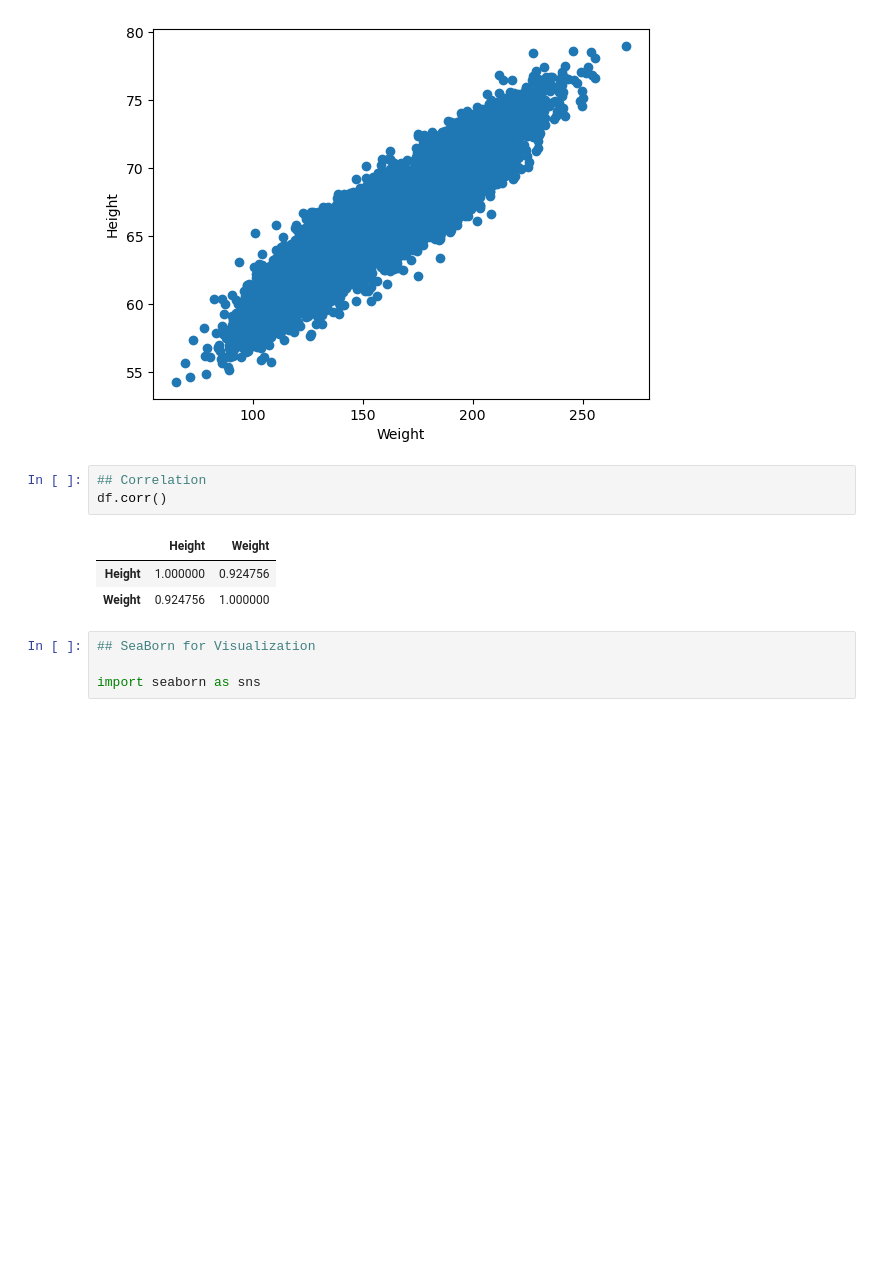
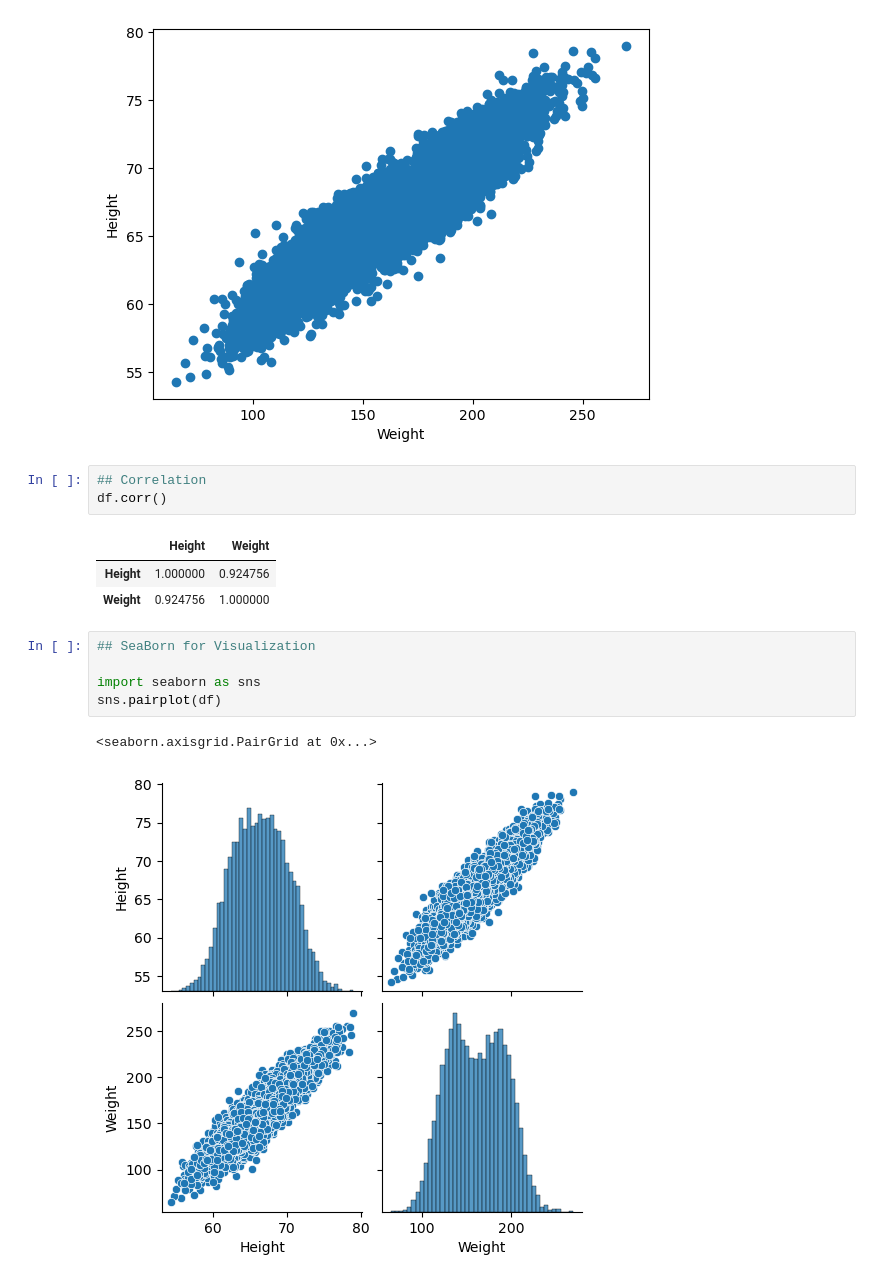
Before and after one commit to nikesm98/Machine-Learning-full, a Jupyter notebook: Machine Learning/Linear_Regression.ipynb, the cells around one changed output. Cells and saved outputs as stored; diff of their text form; blank space fills up the shorter version.

```diff
--- a/Machine Learning/Linear_Regression.ipynb
+++ b/Machine Learning/Linear_Regression.ipynb
@@ -33,4 +33,8 @@ df.corr()
 # %%
 ## SeaBorn for Visualization
 
 import seaborn as sns
+sns.pairplot(df)
+# %% [output]
+<seaborn.axisgrid.PairGrid at 0x...>
+[figure, added]
```
Also changed, not shown: parts of 27 cells of this notebook, 1 other file.
